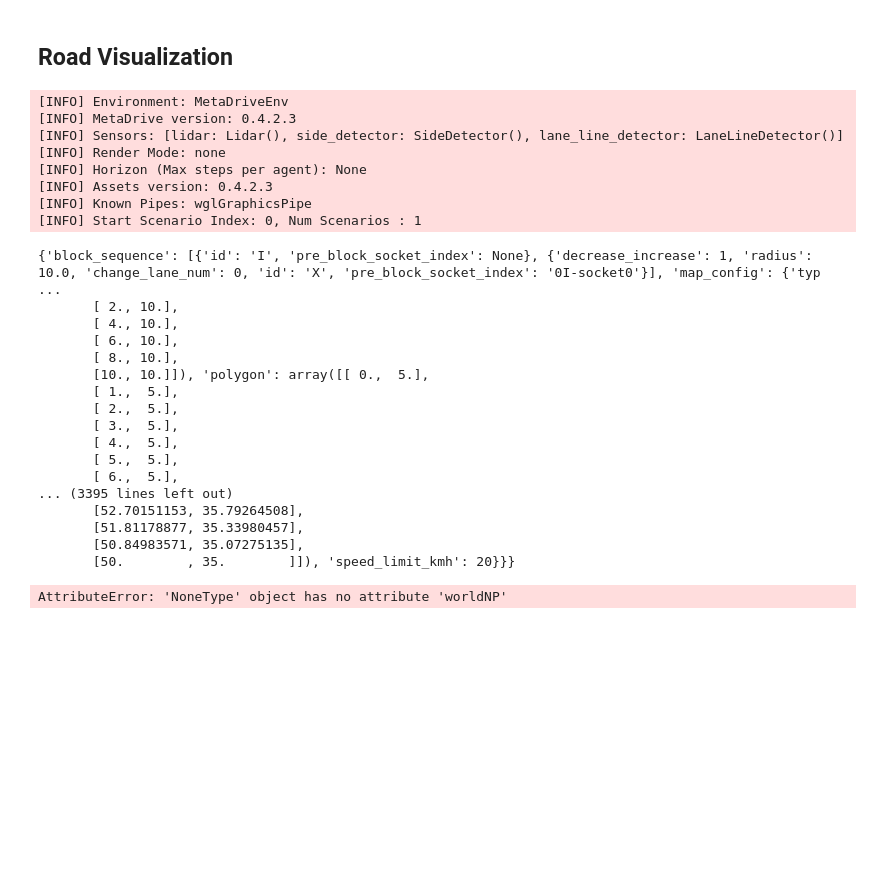
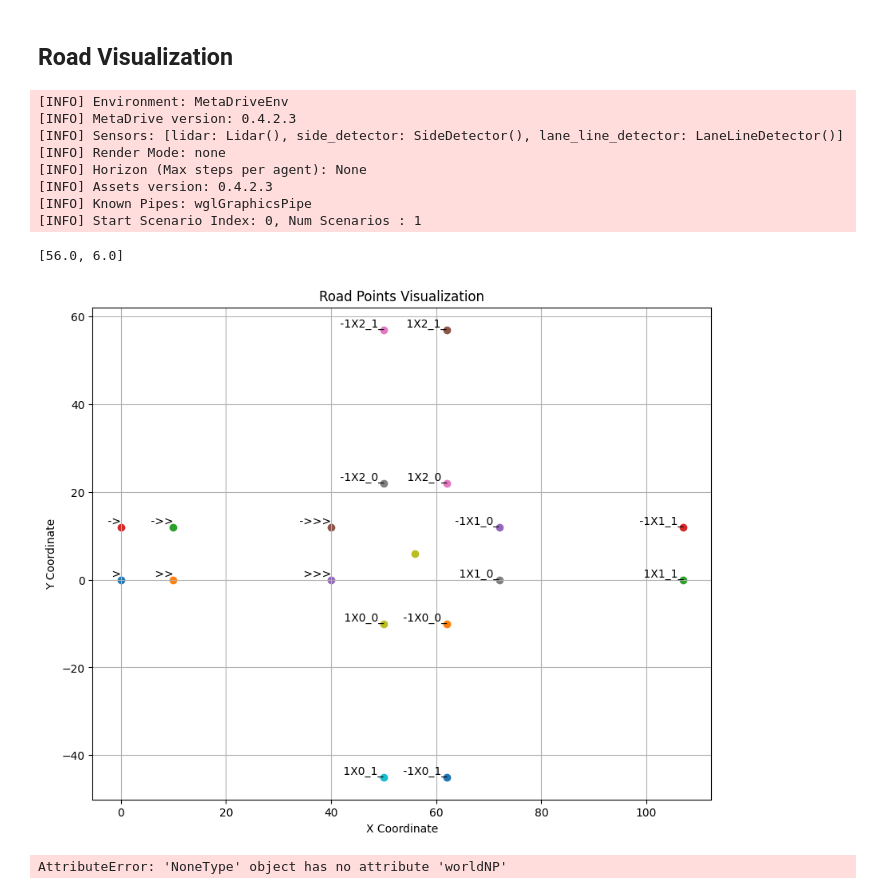
Before and after one commit to Siwei-Luo-MQ/CMIEA, a Jupyter notebook: Scenario_Construction.ipynb, the cells around one changed output. Saved outputs shown, nothing was run; the diff lists cells and outputs as text; code cells hidden in the pictures; blank space fills up the shorter version.

```diff
--- a/Scenario_Construction.ipynb
+++ b/Scenario_Construction.ipynb
@@ -371,66 +372,60 @@ import matplotlib.pyplot as plt
 
 scenario_config = {'map_config': {'type': 'block_sequence',
                                   'config': 'X',
-                                  'lane_width': 10,
+                                  'lane_width': 4,
                                   'lane_num': 2,
-                                  # 'start_position': [0, 0],
-                                  'exit_length': 50,
+                                  # 'start_position': [-60, -5],
+                                  'exit_length': 40,
                                  },
                    'traffic_density':0,
                    'use_render': False,
                   }
 
 env=MetaDriveEnv(scenario_config)
 env.reset()
 # print(env.current_map)
 # print(env.engine.current_map.road_network)
 # print(type(env.engine.current_map.road_network.))
-print(env.current_map.get_meta_data())
+# print(env.current_map.get_meta_data())
 # print(env.current_map.get_boundary_line_vector(1))
 Road_Info = dict()
 for k, v in env.engine.current_map.road_network.graph.items():
     for k1, v1 in v.items():
         for lane in v1:
             Road_Info[k] = (float(lane.start[0]),float(lane.start[1]))
             Road_Info[k1] = (float(lane.end[0]),float(lane.end[1]))
 env.close()
 
-# plt.figure(figsize=(10, 8))
-# for label, (x, y) in Road_Info.items():
-#     plt.scatter(x, y, label=label)
-#     plt.text(x, y, ' ' + label, ha='right', va='bottom')
+plt.figure(figsize=(10, 8))
+# left_up
+for label, (x, y) in Road_Info.items():
+    if label == '->>>':
+        left_up = [x,y]
+    elif label == '1X1_0_':
+        right_botm = [x,y]
+    plt.scatter(x, y, label=label)
+    plt.text(x, y, ' ' + label, ha='right', va='bottom')
 
-# plt.xlabel('X Coordinate')
-# plt.ylabel('Y Coordinate')
-# plt.title('Road Points Visualization')
-# plt.grid(True)
-# plt.show()
+center = [((left_up[0] + right_botm[0])/2) ,((left_up[1] + right_botm[1])/2)]
+print(center)
+plt.scatter(center[0], center[1], label='C')
+
+plt.xlabel('X Coordinate')
+plt.ylabel('Y Coordinate')
+plt.title('Road Points Visualization')
+plt.grid(True)
+plt.show()
 # %% [output]
 [INFO] Environment: MetaDriveEnv
 [INFO] MetaDrive version: 0.4.2.3
 [INFO] Sensors: [lidar: Lidar(), side_detector: SideDetector(), lane_line_detector: LaneLineDetector()]
 [INFO] Render Mode: none
 [INFO] Horizon (Max steps per agent): None
 [INFO] Assets version: 0.4.2.3
 [INFO] Known Pipes: wglGraphicsPipe
 [INFO] Start Scenario Index: 0, Num Scenarios : 1
-{'block_sequence': [{'id': 'I', 'pre_block_socket_index': None}, {'decrease_increase': 1, 'radius': 10.0, 'change_lane_num': 0, 'id': 'X', 'pre_block_socket_index': '0I-socket0'}], 'map_config': {'typ ...
-       [ 2., 10.],
-       [ 4., 10.],
-       [ 6., 10.],
-       [ 8., 10.],
-       [10., 10.]]), 'polygon': array([[ 0.,  5.],
-       [ 1.,  5.],
-       [ 2.,  5.],
-       [ 3.,  5.],
-       [ 4.,  5.],
-       [ 5.,  5.],
-       [ 6.,  5.],
-... (3395 lines left out)
-       [52.70151153, 35.79264508],
-       [51.81178877, 35.33980457],
-       [50.84983571, 35.07275135],
-       [50.        , 35.        ]]), 'speed_limit_kmh': 20}}}
+[56.0, 6.0]
+[figure, added]
 # %%
 # 假设 pg_map 是已经生成的 PGMap 对象
 from metadrive.component.map.pg_map import PGMap
```
Also changed, not shown: parts of 2 cells of this notebook, 36 other files.
